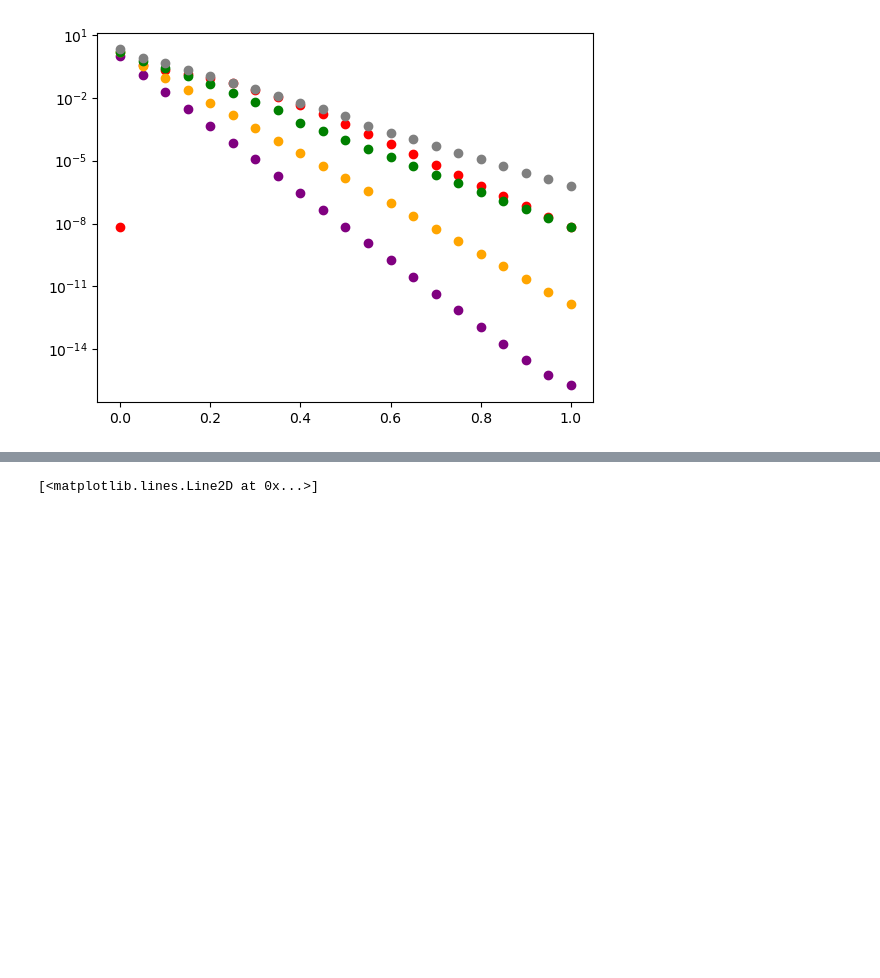
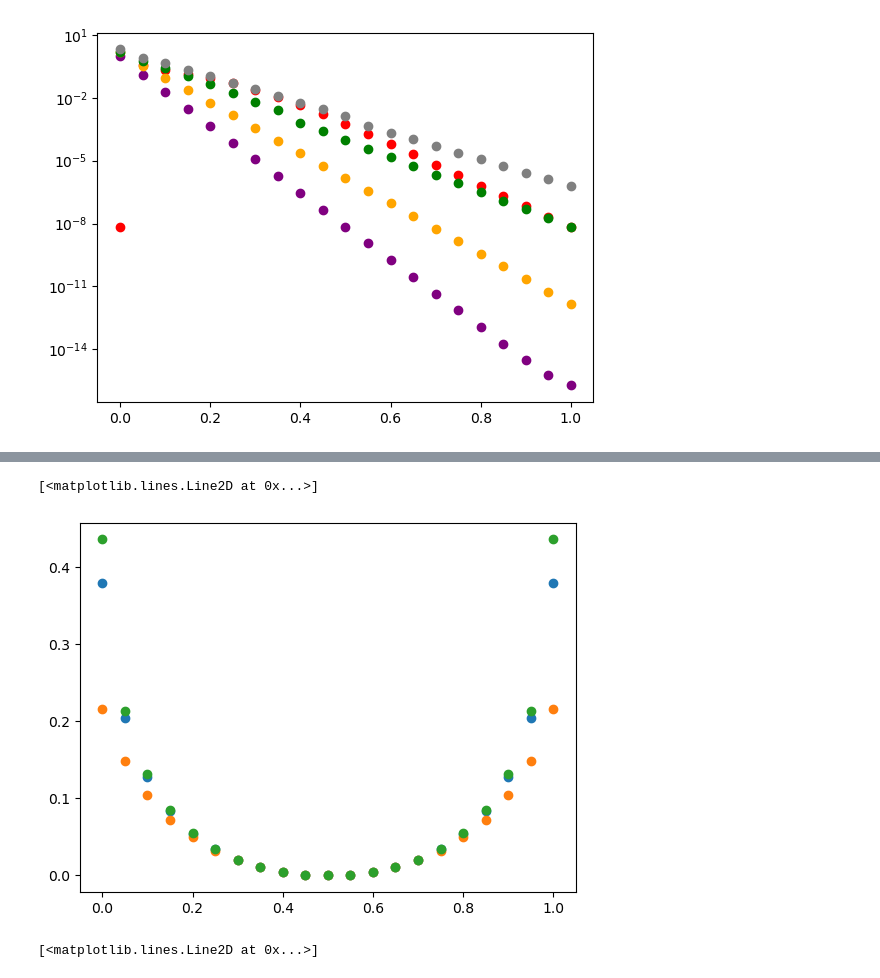
Before and after one commit to sagarkumar16/modeling-info-spread, a Jupyter notebook: notebooks/10-sk-continuous-model-plots.ipynb, the cells around one changed output, grey strips where cells are left out. Drawn from its saved outputs; the diff is of its cells as text; code cells hidden in the pictures; blank space fills up the shorter version.

```diff
--- a/notebooks/10-sk-continuous-model-plots.ipynb
+++ b/notebooks/10-sk-continuous-model-plots.ipynb
@@ -3534,3 +3540,16 @@ plt.plot(np.linspace(0,1,21),
+# %%
+plt.plot(np.linspace(0,1,21),
+         [estimate_spreading_capacity(Q=bin_asym_channel(0.001,(0.1 - 0.001) % 1),
+                                      E=single_flip_channel(1,err))[0] for err in np.linspace(0,1,21)], 'o')
+plt.plot(np.linspace(0,1,21),
+         [estimate_spreading_capacity(Q=bin_asym_channel(0.01,(0.1 - 0.01) % 1),
+                                      E=single_flip_channel(1,err))[0] for err in np.linspace(0,1,21)], 'o')
+plt.plot(np.linspace(0,1,21),
+         [estimate_spreading_capacity(Q=bin_asym_channel(0.1,(0.1 - 0.1) % 1),
+                                      E=single_flip_channel(1,err))[0] for err in np.linspace(0,1,21)], 'o')
+# %% [output]
+[<matplotlib.lines.Line2D at 0x...>]
+[figure, added]
 # %%
 plt.plot([mutual_info(single_flip_channel(1,err), np.array([1/2,1/2])) for err in np.linspace(0,1,21)],
          [estimate_spreading_capacity(Q=single_flip_channel(1,0.01),
```
Also changed, not shown: parts of 2 cells of this notebook, 2 other files.
